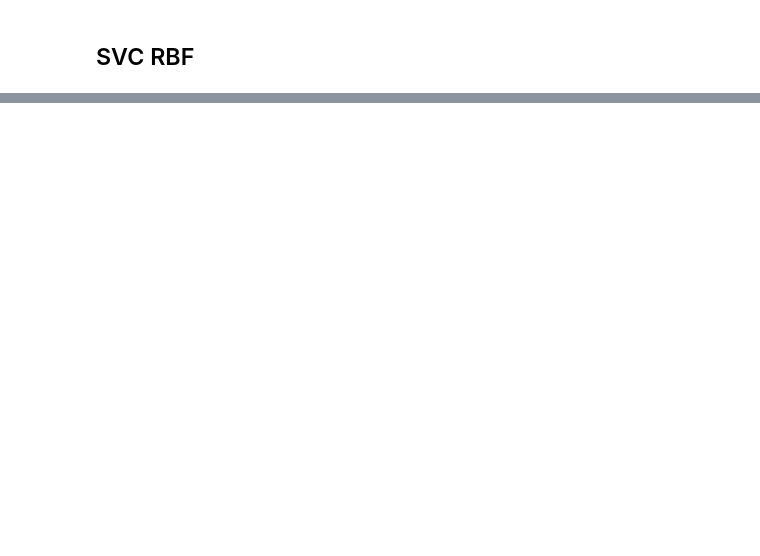
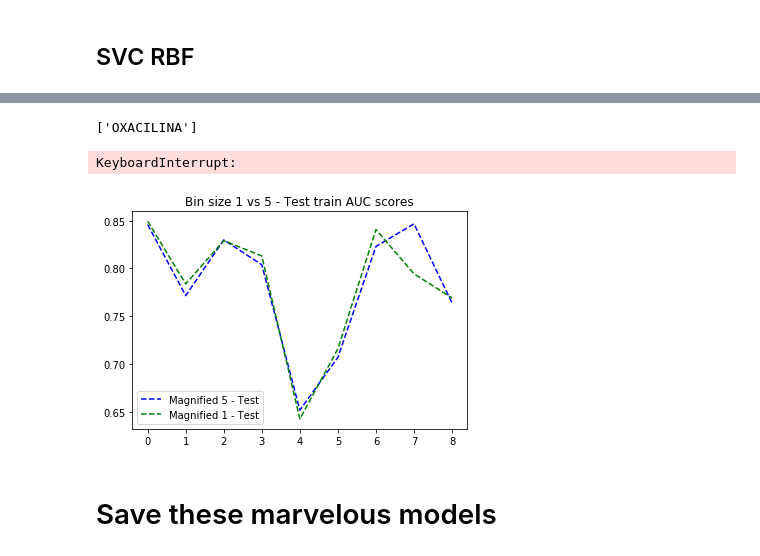
Before and after one commit to JavierGOrdonnez/Machine-Learning, a Jupyter notebook: Kaggle/JaggerCodes_v3/Jagger_v3_FullSpectrumWithLowAreaMagnification-Copy1.ipynb, the cells around one changed output, grey strips where cells are left out. Saved outputs shown, nothing was run; the diff lists cells and outputs as text; code cells hidden in the pictures; blank space fills up the shorter version.

```diff
--- a/Kaggle/JaggerCodes_v3/Jagger_v3_FullSpectrumWithLowAreaMagnification-Copy1.ipynb
+++ b/Kaggle/JaggerCodes_v3/Jagger_v3_FullSpectrumWithLowAreaMagnification-Copy1.ipynb
@@ -669,0 +783,3 @@ plt.plot(AUC_valid_magnif05_rbf,'g',label='Normal 0.5 - Validation')
+# %%
+clf_list_magnif1_rbf, grid_list, AUC_train_magnif1_rbf, AUC_valid_magnif1_rbf = try_clf(clf, params, spectrum_train_magnif1, targets_train)
+AUC_test_magnif1_rbf = get_test_score(clf_list_magnif1_rbf, spectrum_test_train_magnif1, targets_test_train)
@@ -669,0 +824,6 @@ plt.plot(AUC_valid_magnif05_rbf,'g',label='Normal 0.5 - Validation')
+# %%
+clf_list_normal1_rbf, grid_list, AUC_train_normal1_rbf, AUC_valid_normal1_rbf = try_clf(clf, params, spectrum_train_normal1, targets_train)
+AUC_test_normal1_rbf = get_test_score(clf_list_normal1_rbf, spectrum_test_train_normal1, targets_test_train)
+# %% [output]
+['OXACILINA']
+KeyboardInterrupt:
@@ -669,0 +836,11 @@ plt.plot(AUC_valid_magnif05_rbf,'g',label='Normal 0.5 - Validation')
+# %%
+# plt.plot(AUC_valid_magnif5_rbf,'b',label='Magnified 5 - Valid')
+plt.plot(AUC_test_magnif5_rbf,'b--',label='Magnified 5 - Test')
+# plt.plot(AUC_valid_magnif1_rbf,'g',label='Magnified 1 - Valid')
+plt.plot(AUC_test_magnif1_rbf,'g--',label='Magnified 1 - Test')
+plt.title('Bin size 1 vs 5 - Test train AUC scores')
+plt.legend(); plt.show()
+# %% [output]
+[figure, added]
+# %% [markdown]
+# Save these marvelous models
```
Also changed, not shown: parts of 20 cells of this notebook.
